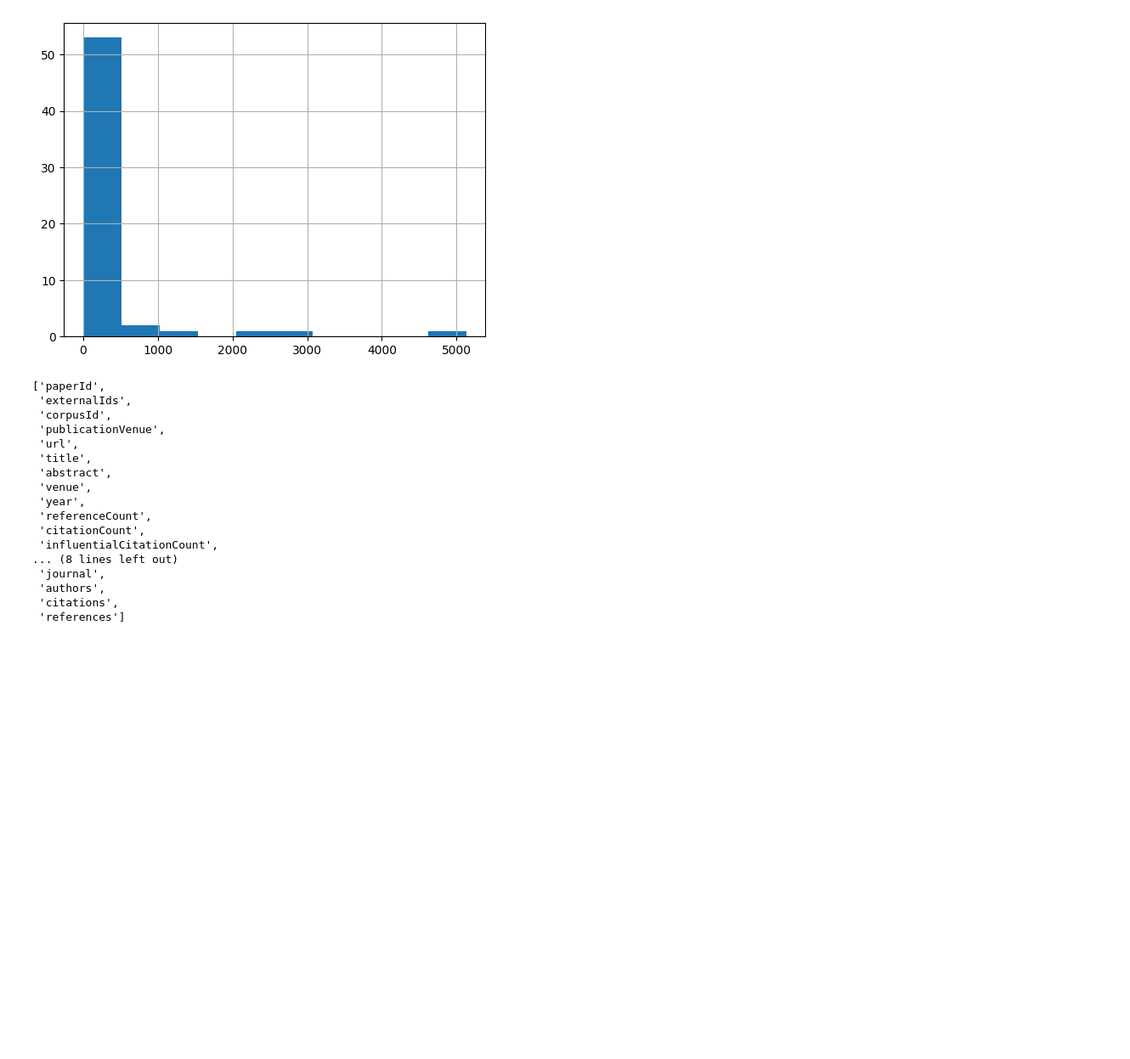
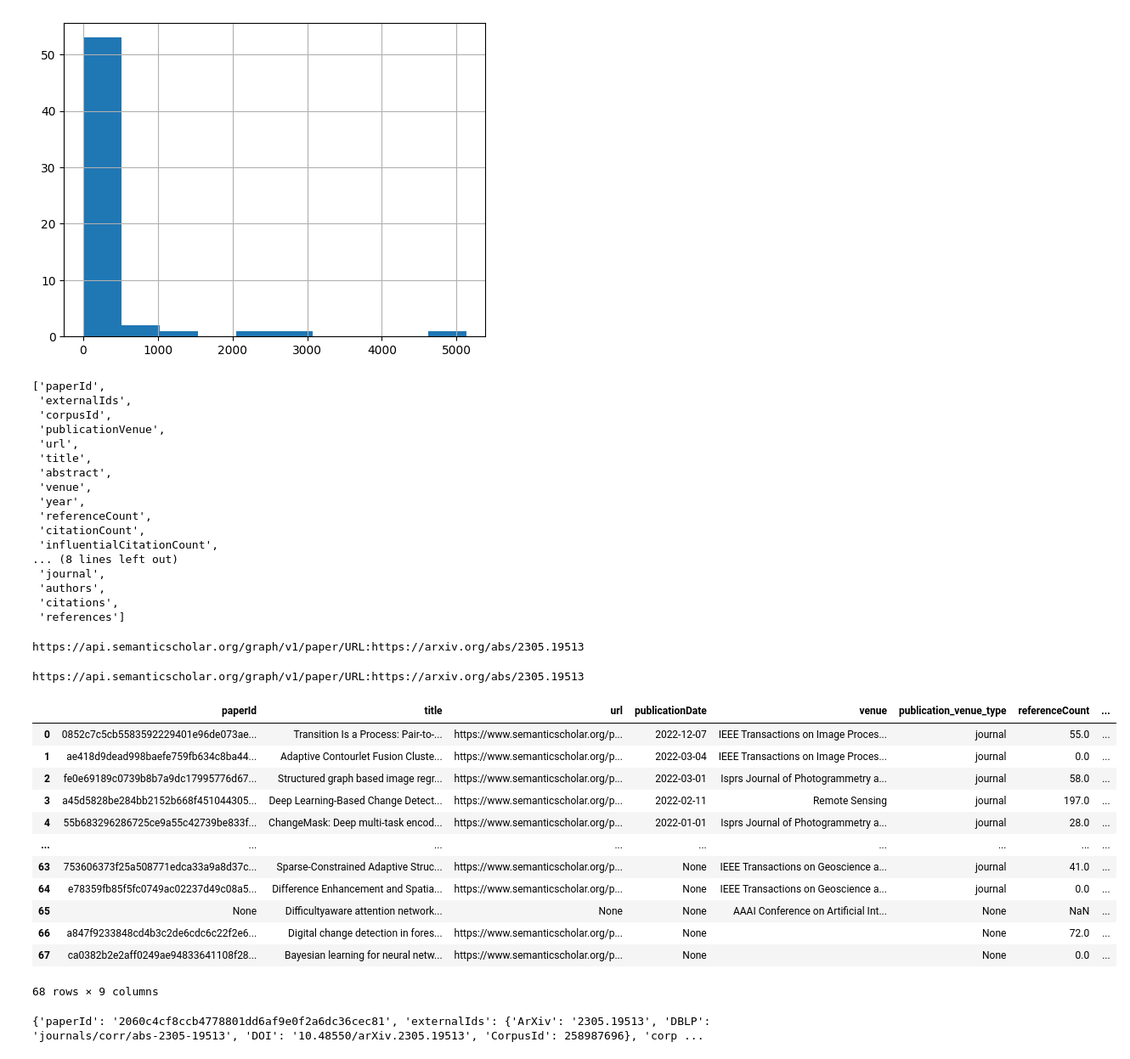
Before and after one commit to darenasc/paper-analysis, a Jupyter notebook: notebooks/diego/03_semantic_scholar.ipynb, the cells around one changed output. Shown at 85% size. Saved outputs shown, nothing was run; the diff lists cells and outputs as text; code cells hidden in the pictures; blank space fills up the shorter version.

```diff
--- a/notebooks/diego/03_semantic_scholar.ipynb
+++ b/notebooks/diego/03_semantic_scholar.ipynb
@@ -123,0 +145,58 @@ df["citationCount"].hist()
+# %%
+paper_url = "https://arxiv.org/abs/2305.19513"
+endpoint = "https://api.semanticscholar.org/graph/v1/paper/"
+url = endpoint + "URL:" + paper_url
+print(url)
+# %% [output]
+https://api.semanticscholar.org/graph/v1/paper/URL:https://arxiv.org/abs/2305.19513
+# %%
+SUPPORTED_WEBSITE_URL = [
+    "semanticscholar.org",
+    "arxiv.org",
+    "aclweb.org",
+    "acm.org",
+    "biorxiv.org",
+]
+
+
+def generate_url(input_str: str) -> str:
+    endpoint = "https://api.semanticscholar.org/graph/v1/paper/"
+    if any([x for x in SUPPORTED_WEBSITE_URL if x in input_str]):
+        return endpoint + "URL:" + paper_url
+    else:
+        print(f"Paper {paper_url} not found")
+
+
+def get_paper_id(paper_url: str):
+    s2_url = generate_url(paper_url)
+    print(s2_url)
+    response = requests.get(s2_url)
+    return response.json()["paperId"]
+# %%
+paper_id = get_paper_id(paper_url)
+# %% [output]
+https://api.semanticscholar.org/graph/v1/paper/URL:https://arxiv.org/abs/2305.19513
+# %%
+paper = s2.get_paper_from_id(paper_id=paper_id)
+df_references = s2.get_references_df(paper.references)
+df_references
+# fig = plot_references_timeline(df_references)
+# fig.show()
+# %% [output]
+|  | paperId | title | url | publicationDate | venue | publication_venue_type | referenceCount | ... |
+| 0 | 0852c7c5cb5583592229401e96de073ae... | Transition Is a Process: Pair-to-... | https://www.semanticscholar.org/p... | 2022-12-07 | IEEE Transactions on Image Proces... | journal | 55.0 | ... |
+| 1 | ae418d9dead998baefe759fb634c8ba44... | Adaptive Contourlet Fusion Cluste... | https://www.semanticscholar.org/p... | 2022-03-04 | IEEE Transactions on Image Proces... | journal | 0.0 | ... |
+| 2 | fe0e69189c0739b8b7a9dc17995776d67... | Structured graph based image regr... | https://www.semanticscholar.org/p... | 2022-03-01 | Isprs Journal of Photogrammetry a... | journal | 58.0 | ... |
+| 3 | a45d5828be284bb2152b668f451044305... | Deep Learning-Based Change Detect... | https://www.semanticscholar.org/p... | 2022-02-11 | Remote Sensing | journal | 197.0 | ... |
+| 4 | 55b683296286725ce9a55c42739be833f... | ChangeMask: Deep multi-task encod... | https://www.semanticscholar.org/p... | 2022-01-01 | Isprs Journal of Photogrammetry a... | journal | 28.0 | ... |
+| ... | ... | ... | ... | ... | ... | ... | ... | ... |
+| 63 | 753606373f25a508771edca33a9a8d37c... | Sparse-Constrained Adaptive Struc... | https://www.semanticscholar.org/p... | None | IEEE Transactions on Geoscience a... | journal | 41.0 | ... |
+| 64 | e78359fb85f5fc0749ac02237d49c08a5... | Difference Enhancement and Spatia... | https://www.semanticscholar.org/p... | None | IEEE Transactions on Geoscience a... | journal | 0.0 | ... |
+| 65 | None | Difficultyaware attention network... | None | None | AAAI Conference on Artificial Int... | None | NaN | ... |
+| 66 | a847f9233848cd4b3c2de6cdc6c22f2e6... | Digital change detection in fores... | https://www.semanticscholar.org/p... | None |  | None | 72.0 | ... |
+| 67 | ca0382b2e2aff0249ae94833641108f28... | Bayesian learning for neural netw... | https://www.semanticscholar.org/p... | None |  | None | 0.0 | ... |
+68 rows × 9 columns
+# %%
+paper
+# %% [output]
+{'paperId': '2060c4cf8ccb4778801dd6af9e0f2a6dc36cec81', 'externalIds': {'ArXiv': '2305.19513', 'DBLP': 'journals/corr/abs-2305-19513', 'DOI': '10.48550/arXiv.2305.19513', 'CorpusId': 258987696}, 'corp ...
```
Also changed, not shown: parts of 2 cells of this notebook, 3 other files.
